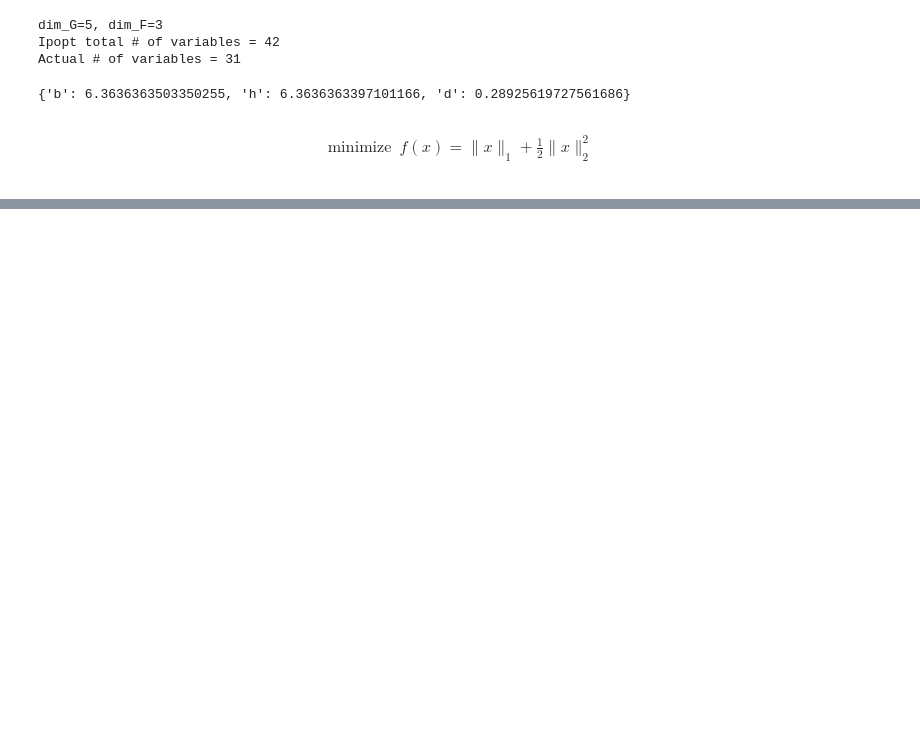
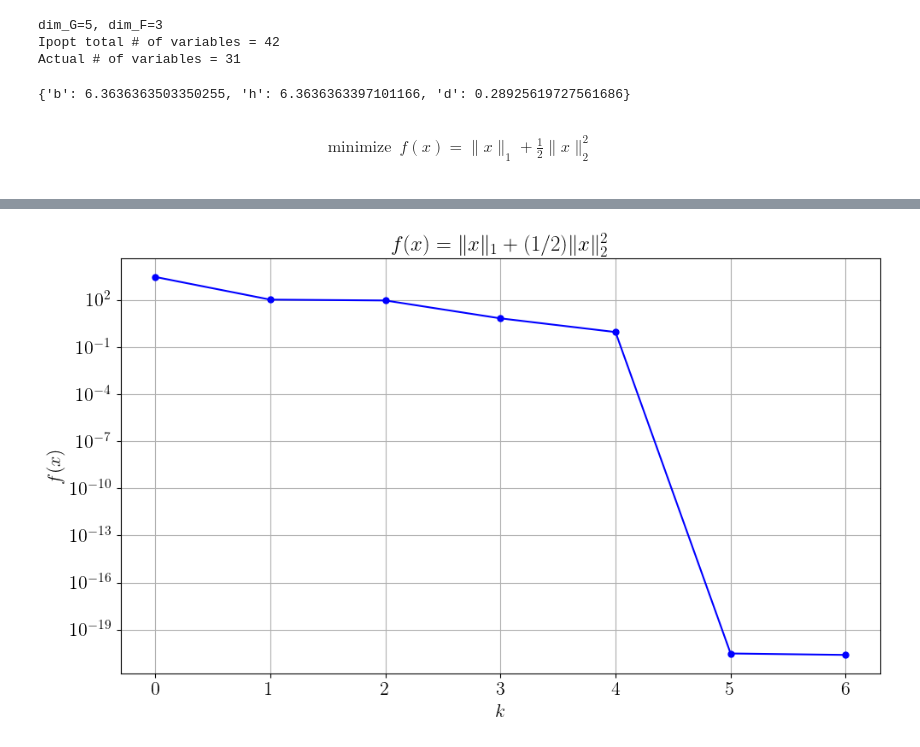
Before and after one commit to cvxgrp/optimization_via_circuits, a Jupyter notebook: examples/hello_world.ipynb, the cells around one changed output, grey strips where cells are left out. Cells and saved outputs as stored; diff of their text form; code cells hidden in the pictures; blank space fills up the shorter version.

```diff
--- a/examples/hello_world.ipynb
+++ b/examples/hello_world.ipynb
@@ -69,0 +81,18 @@ def prox_oracle(n, R, tilde_x):
+# %%
+n = 100
+f_star = 0
+# %%
+losses = []
+z_0 = np.random.randn(n) * 10
+e2_0 = np.zeros(n)
+for k in range(10):
+    x1 = prox_oracle_cvx(n, R/2, z_0)
+    g_x1 = (2 / R) * (z_0 - x1)
+    e2_1 = e2_0 - params["h"] / (2 * R * C) * (R * g_x1 + 3 * e2_0)
+    z_1 = z_0 - params["h"] / (4 * R * C) * (5 * R * g_x1 + 3 * e2_0)
+    losses += [np.linalg.norm(x1, ord=1) + np.linalg.norm(x1, ord=2)**2]
+    e2_0 = e2_1
+    z_0 = z_1
+    print(losses[-1])
+
+print(f"{losses[-1]=}, {f_star=}")
@@ -69,0 +111,21 @@ def prox_oracle(n, R, tilde_x):
+# %%
+plt.figure(figsize=(10, 6))
+plt.rc('text', usetex=True)
+plt.rc('font', family='serif')
+plt.plot(losses[:7], label=r'$f(x^k)$', color='blue', marker='o', ms=5)
+# plt.axhline(y=f_star, color='red', linestyle='-', label=r"$f^\star$")
+
+plt.title(r'$f(x)=\|x\|_1 + (1/2)\|x\|^2_2$', fontsize=18, fontname='serif')
+plt.xlabel(r'$k$', fontsize=16)
+plt.ylabel(r"$f(x)$", fontsize=16)
+# plt.legend(fontsize=16)
+plt.xticks(fontsize=16, fontname='serif')
+plt.yticks(fontsize=16, fontname='serif')
+# plt.legend(fontsize=16)
+plt.grid(True)
+plt.tight_layout()
+plt.yscale('log')
+plt.savefig(f'figures/simple_hello_wrld.pdf')
+plt.show()
+# %% [output]
+[figure, added]
```
Also changed, not shown: parts of 5 cells of this notebook, 1 other file.
